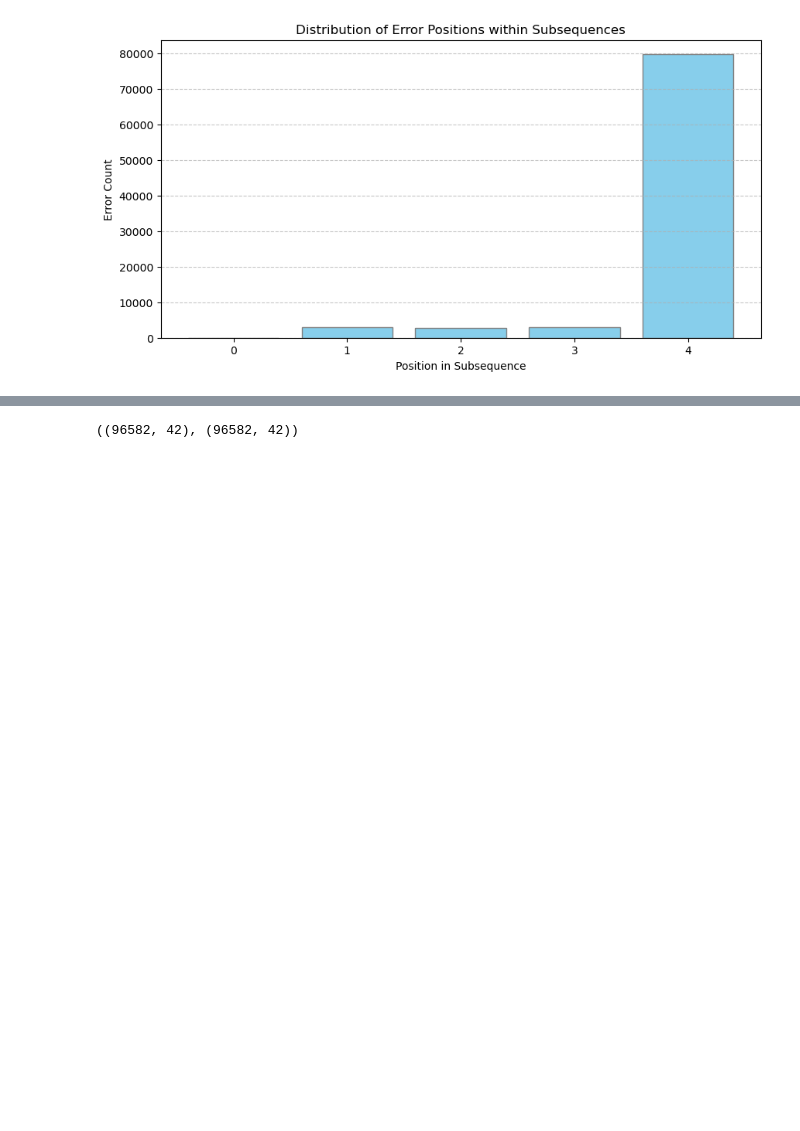
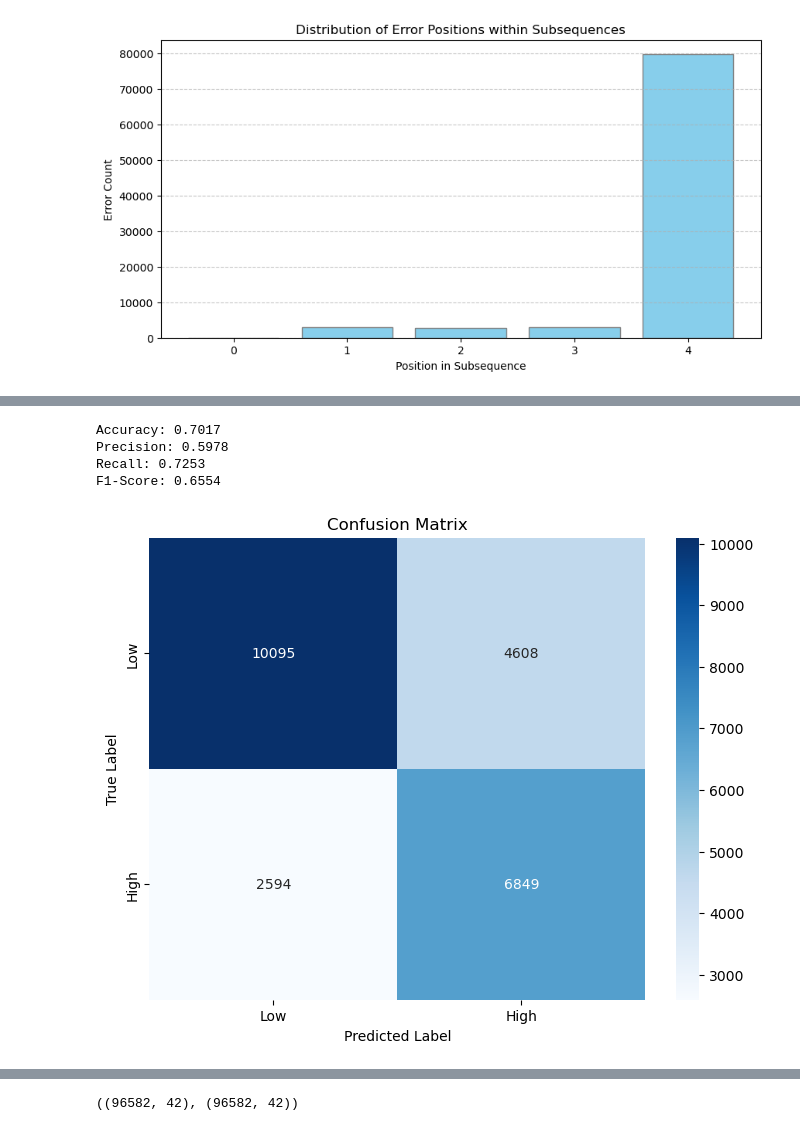
Before and after one commit to mlsample/aptamer_transformer, a Jupyter notebook: src/metric_analysis.ipynb, the cells around one changed output, grey strips where cells are left out. Cells and saved outputs as stored; diff of their text form; code cells hidden in the pictures; blank space fills up the shorter version.

```diff
--- a/src/metric_analysis.ipynb
+++ b/src/metric_analysis.ipynb
@@ -95,0 +103,26 @@ F1-Score: 0.6570
+# %%
+cfg = read_cfg('config.yaml')
+y_true_list, y_pred_list =load_test_predictions(filename=f'{cfg["results_path"]}/test_predictions.pkl')
+y_true_flat = np.concatenate(y_true_list)
+y_pred_flat = np.concatenate([vals.cpu().squeeze() for vals in y_pred_list])
+
+x_list = load_test_input(filename=f'{cfg["results_path"]}/test_input.pkl')
+
+
+device = torch.device("cuda:0")
+cfg.update({
+    'device': device,
+})
+
+model = get_model(cfg).to(device)
+optimizer = optim.Adam(model.parameters(), lr=cfg['learning_rate'])
+
+# Load the checkpoint
+checkpoint = torch.load(cfg['checkpoint_path'])  # Replace X with the epoch number
+
+# Restore the model and optimizer states
+model.load_state_dict(checkpoint['model_state_dict'])
+optimizer.load_state_dict(checkpoint['optimizer_state_dict'])
+
+# Move the model to evaluation mode if you are doing inference
+model = model.eval()
@@ -95,0 +182,8 @@ F1-Score: 0.6570
+# %%
+plot_classification_metrics(y_true_flat, y_pred_flat, class_names=['Low', 'High'])
+# %% [output]
+Accuracy: 0.7017
+Precision: 0.5978
+Recall: 0.7253
+F1-Score: 0.6554
+[figure, added]
```
Also changed, not shown: parts of 12 cells of this notebook, 8 other files.
